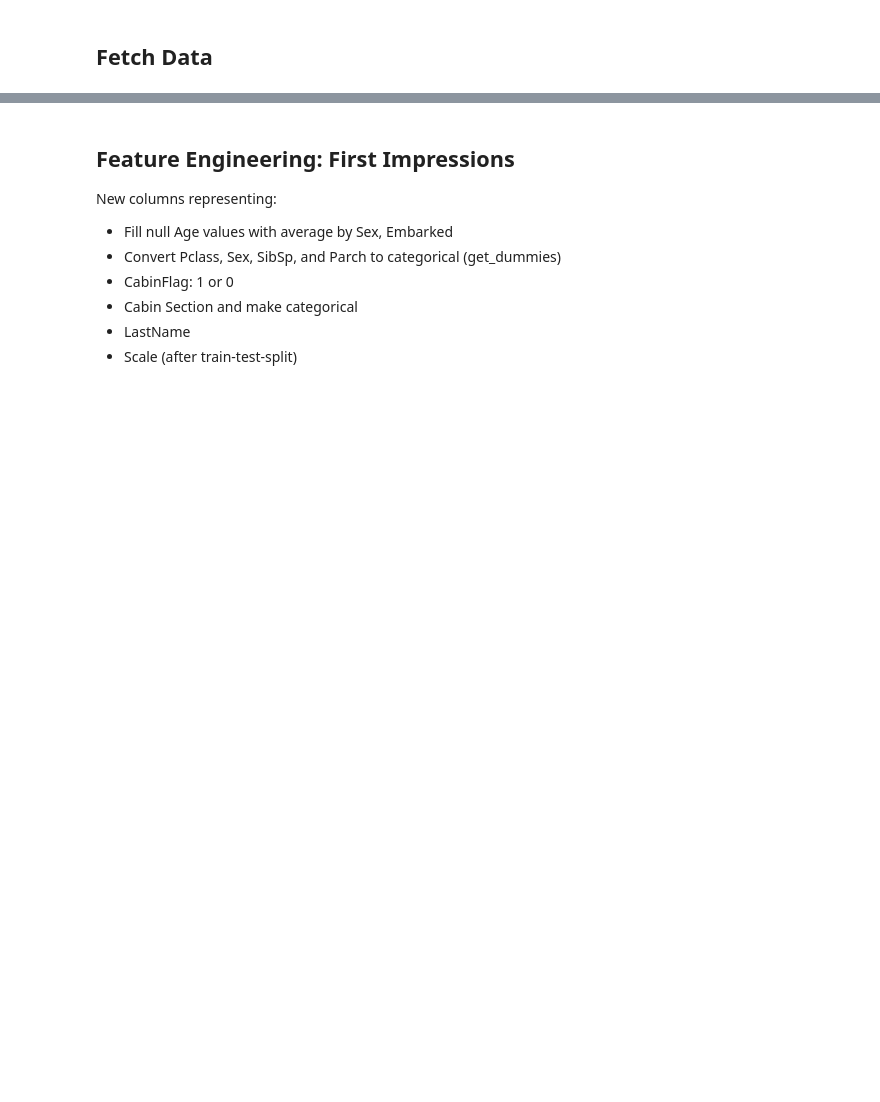
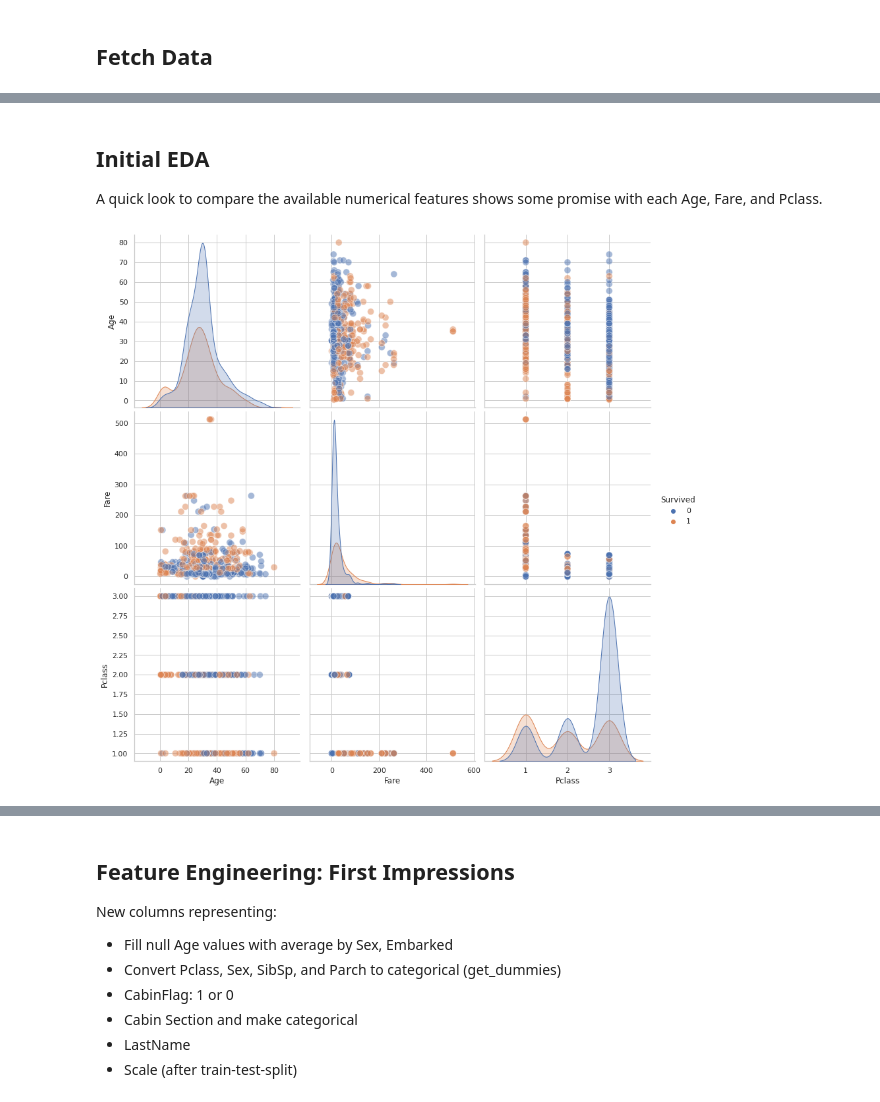
Before and after one commit to magdiel85281/titanic, a Jupyter notebook: src/random_forest.ipynb, the cells around one changed output, grey strips where cells are left out. Drawn from its saved outputs; the diff is of its cells as text; code cells hidden in the pictures; blank space fills up the shorter version.

```diff
--- a/src/random_forest.ipynb
+++ b/src/random_forest.ipynb
@@ -15,0 +28,24 @@ t.fetch_data()
+# %% [markdown]
+## Initial EDA
+A quick look to compare the available numerical features shows some promise with each Age, Fare, and Pclass.
+# %%
+def pair_plots(df):
+    sns.pairplot(df,
+                 hue='Survived',
+                 height=4,
+                 plot_kws={'s': 100, 'alpha': 0.5})
+
+def violin_plots(df, x, y):
+    fig = plt.figure(figsize=(10, 8))
+    sns.violinplot(x=x, y=y,
+                   hue='Survived',
+                   split=True,
+                   scale='count',
+                   inner='stick',
+                   data=df)
+    plt.title(f'Distributions of Passengers by {x} and {y}', fontsize=18)
+    plt.show()
+# %%
+pair_plots(t.data.loc[:, ['Age', 'Fare', 'Pclass', 'Survived']])
+# %% [output]
+[figure, added]
```
Also changed, not shown: parts of 18 cells of this notebook, 1 other file.
